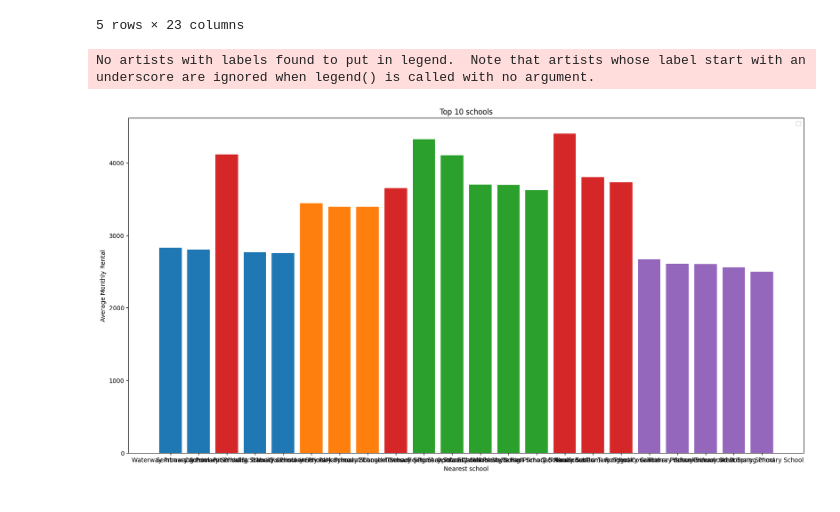
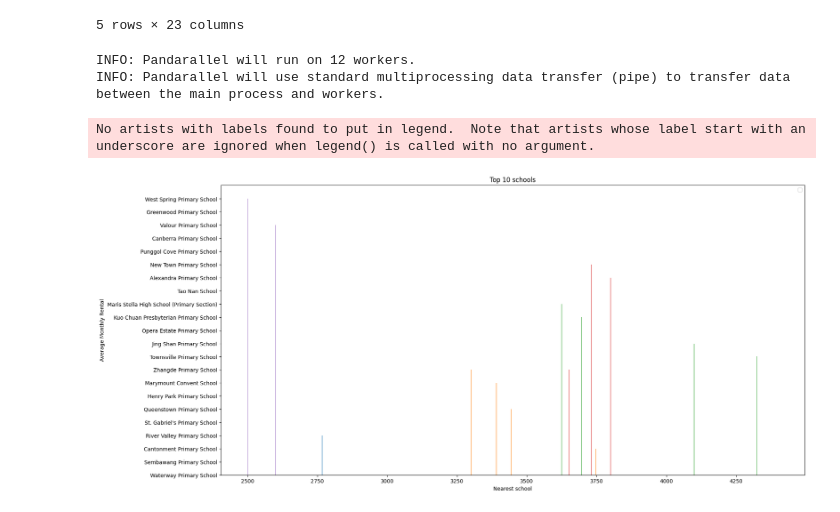
Before and after one commit to cs5228-group-1/cs5228-final-project, a Jupyter notebook: eda_sc.ipynb, the cells around one changed output. Drawn from its saved outputs; the diff is of its cells as text; code cells hidden in the pictures.

```diff
--- a/eda_sc.ipynb
+++ b/eda_sc.ipynb
@@ -13,9 +15,9 @@ import matplotlib.pyplot as plt
 from datetime import datetime
 # %%
 TRAIN_DATA = "data/train.csv"
-EXISTING_MRT_DATA= "data/auxiliary-data/sg-mrt-existing-stations.csv"
-PLANNED_MRT_DATA = "data/auxiliary-data/sg-mrt-planned-stations.csv"
-SHOPPING_MALL_DATA = "data/auxiliary-data/sg-shopping-malls.csv"
-PRIMARY_SCHOOL = "data/auxiliary-data/sg-primary-schools.csv"
-COE_PRICE_DATA = "data/auxiliary-data/sg-coe-prices.csv"
-STOCK_PRICE_DATA = "data/auxiliary-data/sg-stock-prices.csv"
+EXISTING_MRT_DATA= "data/auxiliary-data/auxiliary-data/sg-mrt-existing-stations.csv"
+PLANNED_MRT_DATA = "data/auxiliary-data/auxiliary-data/sg-mrt-planned-stations.csv"
+SHOPPING_MALL_DATA = "data/auxiliary-data/auxiliary-data/sg-shopping-malls.csv"
+PRIMARY_SCHOOL = "data/auxiliary-data/auxiliary-data/sg-primary-schools.csv"
+COE_PRICE_DATA = "data/auxiliary-data/auxiliary-data/sg-coe-prices.csv"
+STOCK_PRICE_DATA = "data/auxiliary-data/auxiliary-data/sg-stock-prices.csv"
@@ -528,26 +551,28 @@ school_by_flat_type = train_df[["nearest_school_name", "monthly_rent", "flat_typ
 # %%
 flat_types = train_df['flat_type'].unique()
 plt.figure(figsize=(20, 10))
 # for type in flat_types:
 #     rental_by_date_by_room = rental_by_date[rental_by_date["flat_type"]==type][["rent_approval_date", "monthly_rent"]]
 #     df_plot = rental_by_date_by_room.groupby("rent_approval_date").mean().reset_index()
 #     plt.plot(df_plot["rent_approval_date"], df_plot["monthly_rent"], label=type, )
 
 # plt.xlabel("Month and Year")
 # plt.ylabel("Average Monthly Rental")
 # plt.legend()
 # plt.title("Average monthly rental by flat type")
 # plt.show()
 
 for ft in flat_types:
     top_10_school_by_flats = school_by_flat_type[school_by_flat_type["flat_type"]==ft].nlargest(5, "monthly_rent")
-    plt.bar(top_10_school_by_flats["nearest_school_name"], top_10_school_by_flats["monthly_rent"])
+    plt.bar(top_10_school_by_flats["monthly_rent"], top_10_school_by_flats["nearest_school_name"])
 
 plt.xlabel("Nearest school")
 plt.ylabel("Average Monthly Rental")
 plt.legend()
 plt.title("Top 10 schools")
 plt.show()
 # %% [output]
-No artists with labels found to put in legend.  Note that artists whose label start with an underscore are ignored when legend() is called with no argument.
+INFO: Pandarallel will run on 12 workers.
+INFO: Pandarallel will use standard multiprocessing data transfer (pipe) to transfer data between the main process and workers.
+No artists with labels found to put in legend.  Note that artists whose label start with an underscore are ignored when legend() is called with no argument.
-[figure, old version]
+[figure, new version]
```
Also changed, not shown: parts of 26 cells of this notebook.
